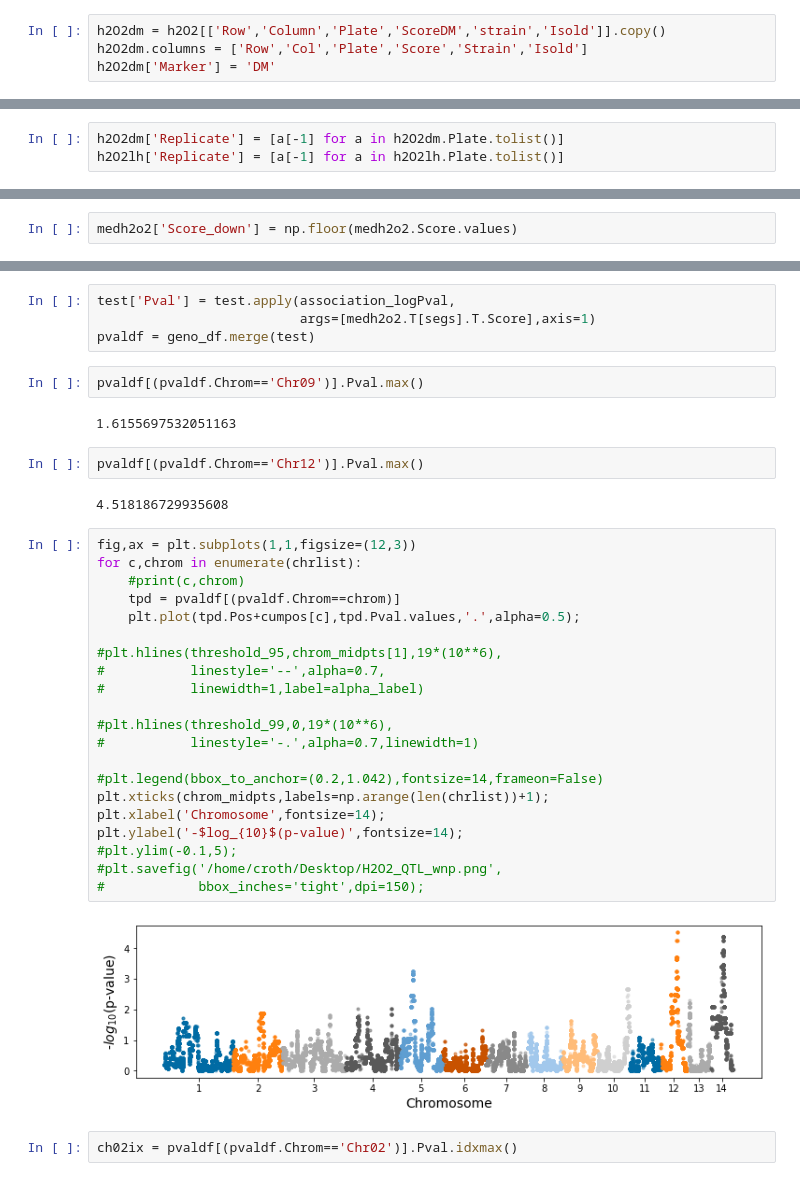
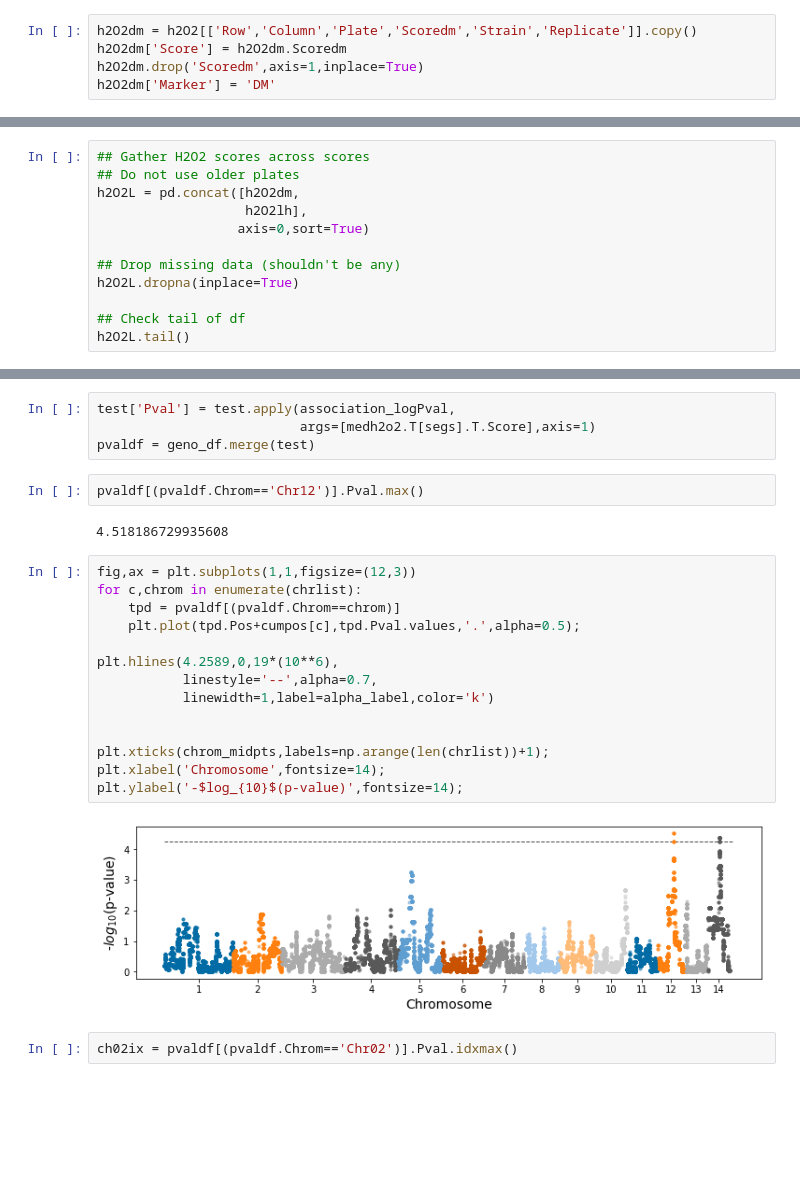
Before and after one commit to magwenelab/crypto-QTL-paper, a Jupyter notebook: SCRIPTS/H2O2_QTL_Fig9.ipynb, the cells around one changed output, grey strips where cells are left out. Cells and saved outputs as stored; diff of their text form; blank space fills up the shorter version.

```diff
--- a/SCRIPTS/H2O2_QTL_Fig9.ipynb
+++ b/SCRIPTS/H2O2_QTL_Fig9.ipynb
@@ -136,7 +132,8 @@ h2O2lh.columns = ['Row','Col','Plate','Score','Strain','Isold']
 h2O2lh['Marker'] = 'LH'
 # %%
-h2O2dm = h2O2[['Row','Column','Plate','ScoreDM','strain','Isold']].copy()
-h2O2dm.columns = ['Row','Col','Plate','Score','Strain','Isold']
+h2O2dm = h2O2[['Row','Column','Plate','Scoredm','Strain','Replicate']].copy()
+h2O2dm['Score'] = h2O2dm.Scoredm
+h2O2dm.drop('Scoredm',axis=1,inplace=True)
 h2O2dm['Marker'] = 'DM'
 # %%
 dmm = h2O2dm.dropna().groupby('Strain').agg(np.median).Score
@@ -178,5 +160,2 @@ SpearmanrResult(correlation=0.951789343565653, pvalue=6.953369550475549e-62)
-# %%
-h2O2dm['Replicate'] = [a[-1] for a in h2O2dm.Plate.tolist()]
-h2O2lh['Replicate'] = [a[-1] for a in h2O2lh.Plate.tolist()]
 # %%
 dm_scores = [a[1].Score.values
@@ -234,0 +202,12 @@ h2O2Ls.Strain.unique().shape
+# %%
+## Gather H2O2 scores across scores
+## Do not use older plates
+h2O2L = pd.concat([h2O2dm,
+                   h2O2lh],
+                  axis=0,sort=True)
+
+## Drop missing data (shouldn't be any)
+h2O2L.dropna(inplace=True)
+
+## Check tail of df
+h2O2L.tail()
@@ -324,2 +277,0 @@ threshold_99 = np.percentile(np.array(max_pvals),99)
-# %%
-medh2o2['Score_down'] = np.floor(medh2o2.Score.values)
@@ -340,10 +288,6 @@ test.shape
 test['Pval'] = test.apply(association_logPval,
                           args=[medh2o2.T[segs].T.Score],axis=1)
 pvaldf = geno_df.merge(test)
-# %%
-pvaldf[(pvaldf.Chrom=='Chr09')].Pval.max()
-# %% [output]
-1.6155697532051163
 # %%
 pvaldf[(pvaldf.Chrom=='Chr12')].Pval.max()
 # %% [output]
@@ -351,26 +295,19 @@ pvaldf[(pvaldf.Chrom=='Chr12')].Pval.max()
 # %%
 fig,ax = plt.subplots(1,1,figsize=(12,3))
 for c,chrom in enumerate(chrlist):
-    #print(c,chrom)
     tpd = pvaldf[(pvaldf.Chrom==chrom)]
     plt.plot(tpd.Pos+cumpos[c],tpd.Pval.values,'.',alpha=0.5);
 
-#plt.hlines(threshold_95,chrom_midpts[1],19*(10**6),
-#           linestyle='--',alpha=0.7,
-#           linewidth=1,label=alpha_label)
+plt.hlines(4.2589,0,19*(10**6),
+           linestyle='--',alpha=0.7,
+           linewidth=1,label=alpha_label,color='k')
 
-#plt.hlines(threshold_99,0,19*(10**6),
-#           linestyle='-.',alpha=0.7,linewidth=1)
 
-#plt.legend(bbox_to_anchor=(0.2,1.042),fontsize=14,frameon=False)
 plt.xticks(chrom_midpts,labels=np.arange(len(chrlist))+1);
 plt.xlabel('Chromosome',fontsize=14);
 plt.ylabel('-$log_{10}$(p-value)',fontsize=14);
-#plt.ylim(-0.1,5);
-#plt.savefig('/home/croth/Desktop/H2O2_QTL_wnp.png',
-#            bbox_inches='tight',dpi=150);
 # %% [output]
-[figure, old version]
+[figure, new version]
 # %%
 ch02ix = pvaldf[(pvaldf.Chrom=='Chr02')].Pval.idxmax()
 # %%
```
Also changed, not shown: parts of 73 cells of this notebook, 13 other files.
